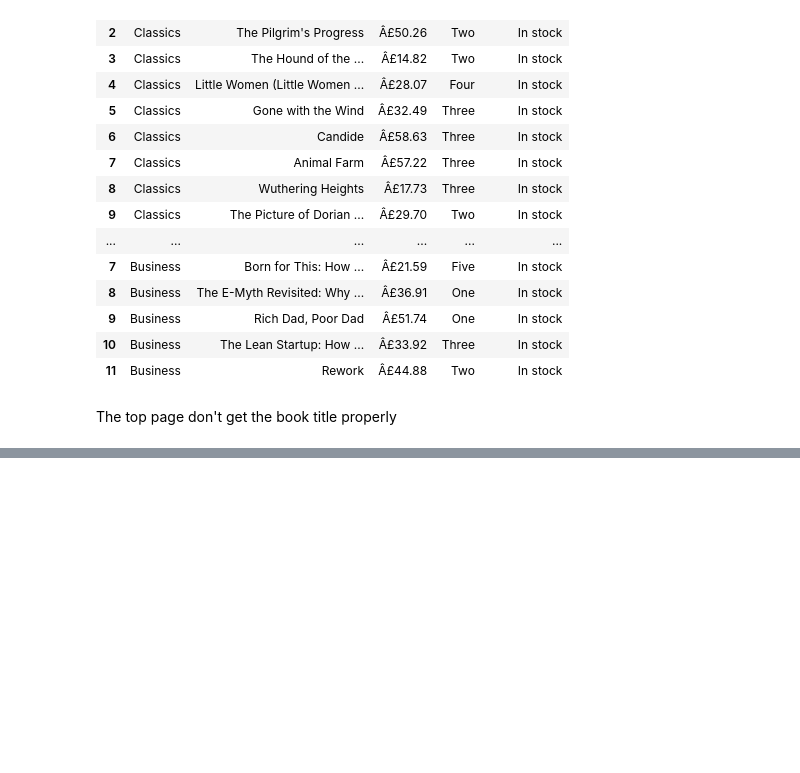
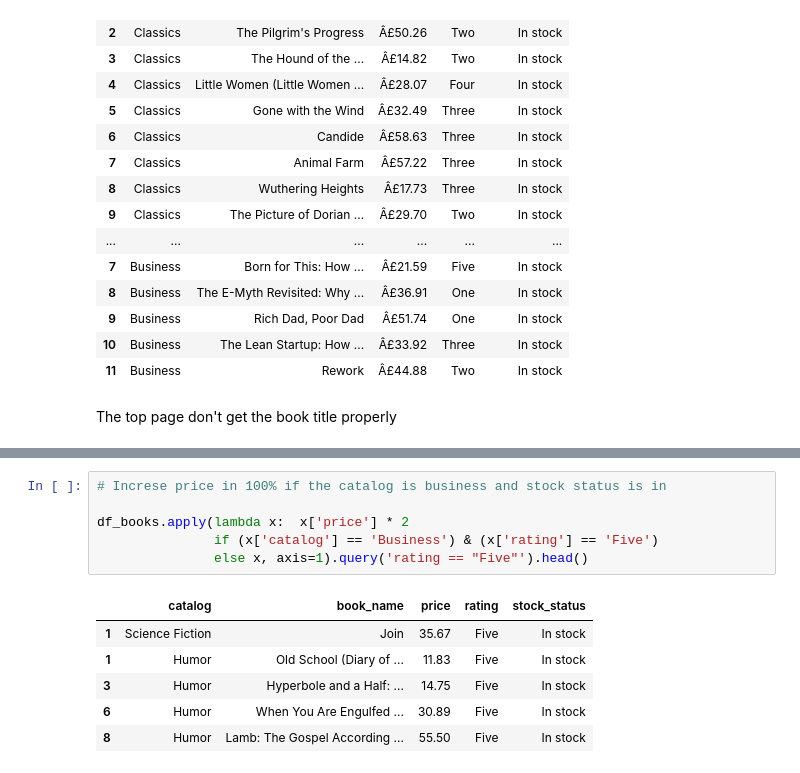
Before and after one commit to MarcosRMG/ds_ao_dev, a Jupyter notebook: notebooks/DS ao DEV.ipynb, the cells around one changed output, grey strips where cells are left out. Cells and saved outputs as stored; diff of their text form; blank space fills up the shorter version.

```diff
--- a/notebooks/DS ao DEV.ipynb
+++ b/notebooks/DS ao DEV.ipynb
@@ -607,0 +694,13 @@ The top page don't get the book title properly
+# %%
+# Increse price in 100% if the catalog is business and stock status is in
+
+df_books.apply(lambda x:  x['price'] * 2
+               if (x['catalog'] == 'Business') & (x['rating'] == 'Five')
+               else x, axis=1).query('rating == "Five"').head()
+# %% [output]
+|  | catalog | book_name | price | rating | stock_status |
+| 1 | Science Fiction | Join | 35.67 | Five | In stock |
+| 1 | Humor | Old School (Diary of ... | 11.83 | Five | In stock |
+| 3 | Humor | Hyperbole and a Half: ... | 14.75 | Five | In stock |
+| 6 | Humor | When You Are Engulfed ... | 30.89 | Five | In stock |
+| 8 | Humor | Lamb: The Gospel According ... | 55.50 | Five | In stock |
```
Also changed, not shown: parts of 27 cells of this notebook.
